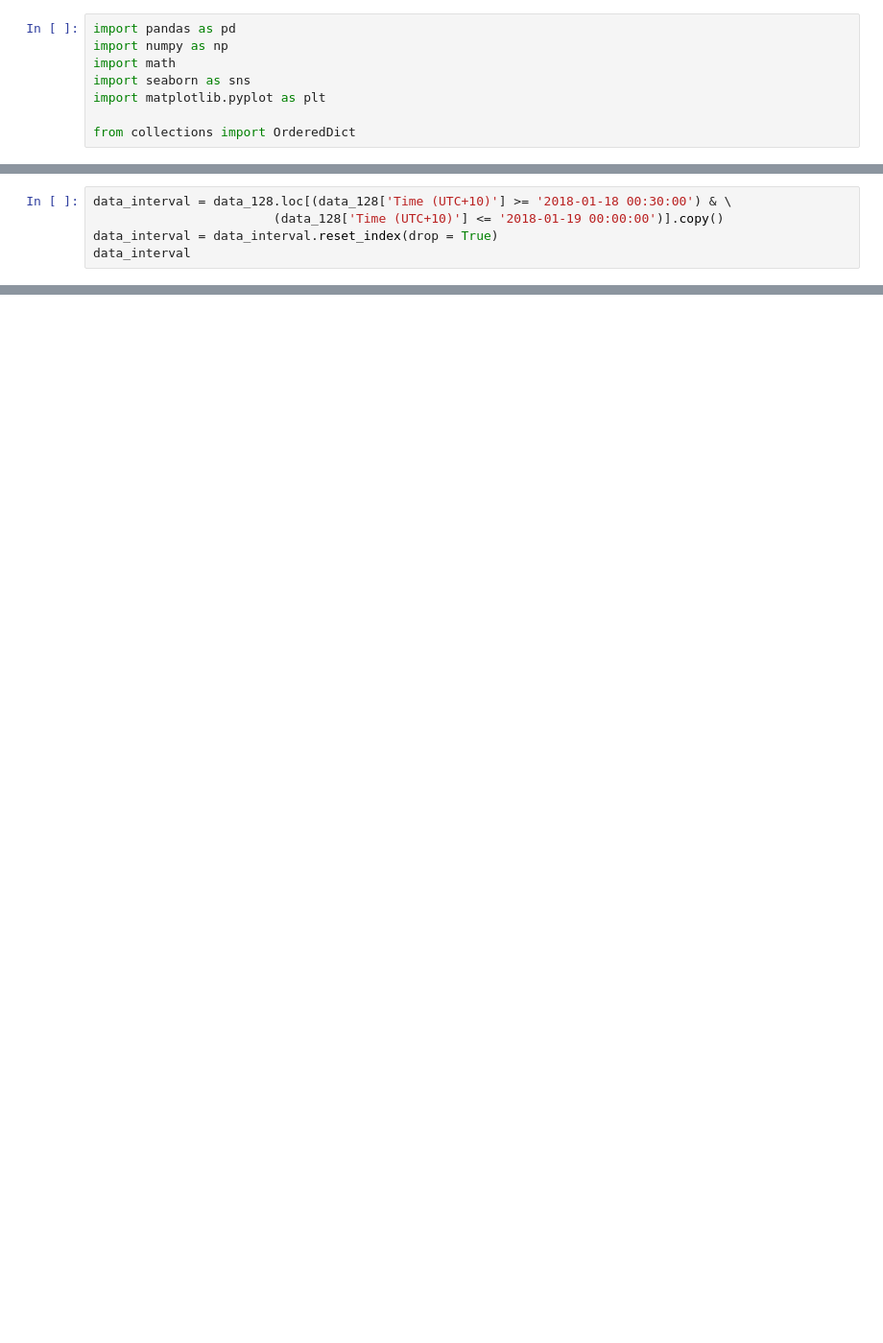
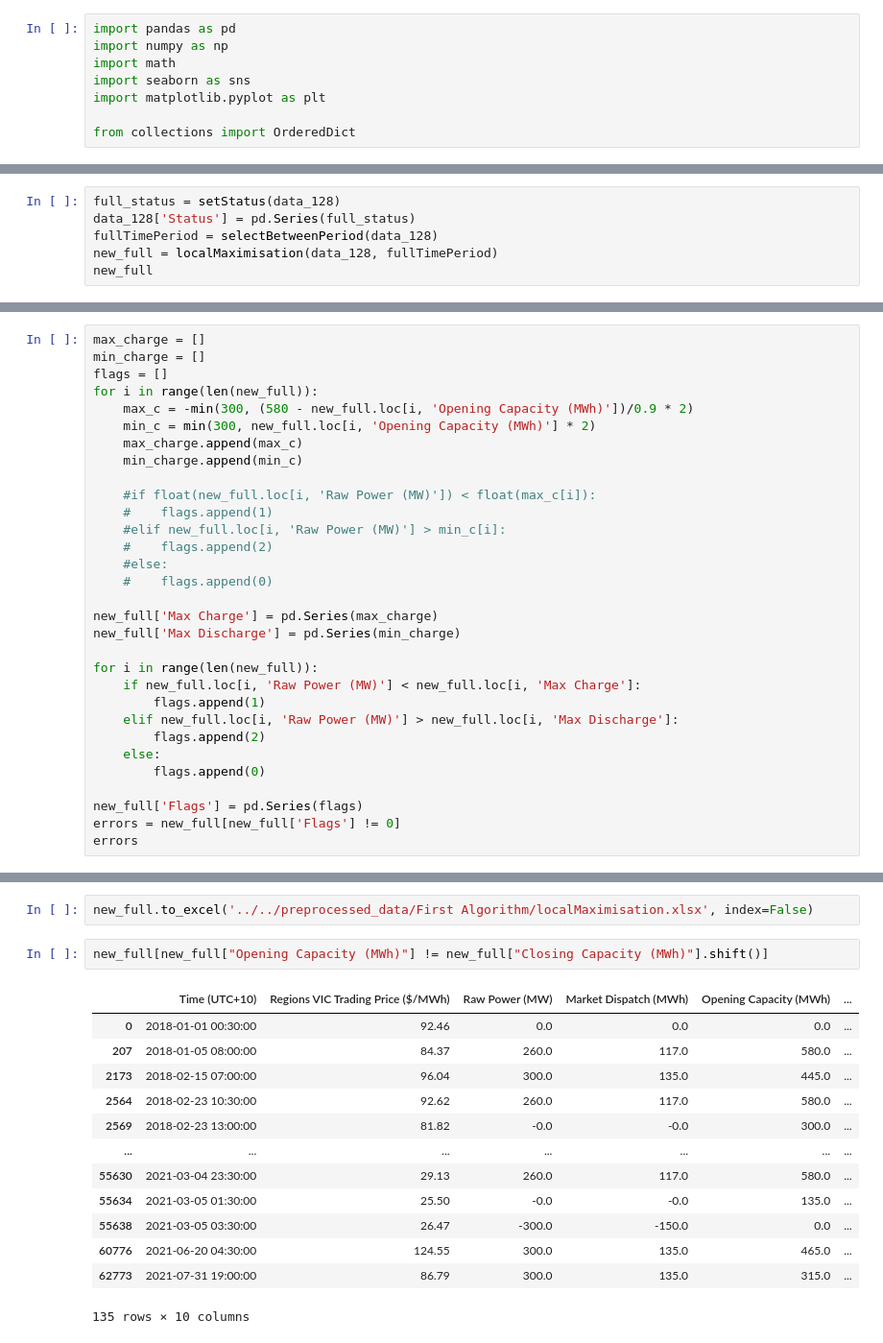
Before and after one commit to rinliauw/energy-market-and-battery-optimization, a Jupyter notebook: code/First Algorithm/Local Maximisation.ipynb, the cells around one changed output, grey strips where cells are left out. Shown at 96% size. Drawn from its saved outputs; the diff is of its cells as text; blank space fills up the shorter version.

```diff
--- a/code/First Algorithm/Local Maximisation.ipynb
+++ b/code/First Algorithm/Local Maximisation.ipynb
@@ -27,5 +8,0 @@ data_128
-# %%
-data_interval = data_128.loc[(data_128['Time (UTC+10)'] >= '2018-01-18 00:30:00') & \
-                        (data_128['Time (UTC+10)'] <= '2018-01-19 00:00:00')].copy()
-data_interval = data_interval.reset_index(drop = True)
-data_interval
@@ -581,0 +597,6 @@ LocalOptimisation(data_interval, timePeriod)
+# %%
+full_status = setStatus(data_128)
+data_128['Status'] = pd.Series(full_status)
+fullTimePeriod = selectBetweenPeriod(data_128)
+new_full = localMaximisation(data_128, fullTimePeriod)
+new_full
@@ -581,0 +622,31 @@ LocalOptimisation(data_interval, timePeriod)
+# %%
+max_charge = []
+min_charge = []
+flags = []
+for i in range(len(new_full)):
+    max_c = -min(300, (580 - new_full.loc[i, 'Opening Capacity (MWh)'])/0.9 * 2)
+    min_c = min(300, new_full.loc[i, 'Opening Capacity (MWh)'] * 2)
+    max_charge.append(max_c)
+    min_charge.append(min_c)
+
+    #if float(new_full.loc[i, 'Raw Power (MW)']) < float(max_c[i]):
+    #    flags.append(1)
+    #elif new_full.loc[i, 'Raw Power (MW)'] > min_c[i]:
+    #    flags.append(2)
+    #else:
+    #    flags.append(0)
+
+new_full['Max Charge'] = pd.Series(max_charge)
+new_full['Max Discharge'] = pd.Series(min_charge)
+
+for i in range(len(new_full)):
+    if new_full.loc[i, 'Raw Power (MW)'] < new_full.loc[i, 'Max Charge']:
+        flags.append(1)
+    elif new_full.loc[i, 'Raw Power (MW)'] > new_full.loc[i, 'Max Discharge']:
+        flags.append(2)
+    else:
+        flags.append(0)
+
+new_full['Flags'] = pd.Series(flags)
+errors = new_full[new_full['Flags'] != 0]
+errors
@@ -581,0 +657,18 @@ LocalOptimisation(data_interval, timePeriod)
+# %%
+new_full.to_excel('../../preprocessed_data/First Algorithm/localMaximisation.xlsx', index=False)
+# %%
+new_full[new_full["Opening Capacity (MWh)"] != new_full["Closing Capacity (MWh)"].shift()]
+# %% [output]
+|  | Time (UTC+10) | Regions VIC Trading Price ($/MWh) | Raw Power (MW) | Market Dispatch (MWh) | Opening Capacity (MWh) | ... |
+| 0 | 2018-01-01 00:30:00 | 92.46 | 0.0 | 0.0 | 0.0 | ... |
+| 207 | 2018-01-05 08:00:00 | 84.37 | 260.0 | 117.0 | 580.0 | ... |
+| 2173 | 2018-02-15 07:00:00 | 96.04 | 300.0 | 135.0 | 445.0 | ... |
+| 2564 | 2018-02-23 10:30:00 | 92.62 | 260.0 | 117.0 | 580.0 | ... |
+| 2569 | 2018-02-23 13:00:00 | 81.82 | -0.0 | -0.0 | 300.0 | ... |
+| ... | ... | ... | ... | ... | ... | ... |
+| 55630 | 2021-03-04 23:30:00 | 29.13 | 260.0 | 117.0 | 580.0 | ... |
+| 55634 | 2021-03-05 01:30:00 | 25.50 | -0.0 | -0.0 | 135.0 | ... |
+| 55638 | 2021-03-05 03:30:00 | 26.47 | -300.0 | -150.0 | 0.0 | ... |
+| 60776 | 2021-06-20 04:30:00 | 124.55 | 300.0 | 135.0 | 465.0 | ... |
+| 62773 | 2021-07-31 19:00:00 | 86.79 | 300.0 | 135.0 | 315.0 | ... |
+135 rows × 10 columns
```
Also changed, not shown: parts of 11 cells of this notebook, 3 other files.
